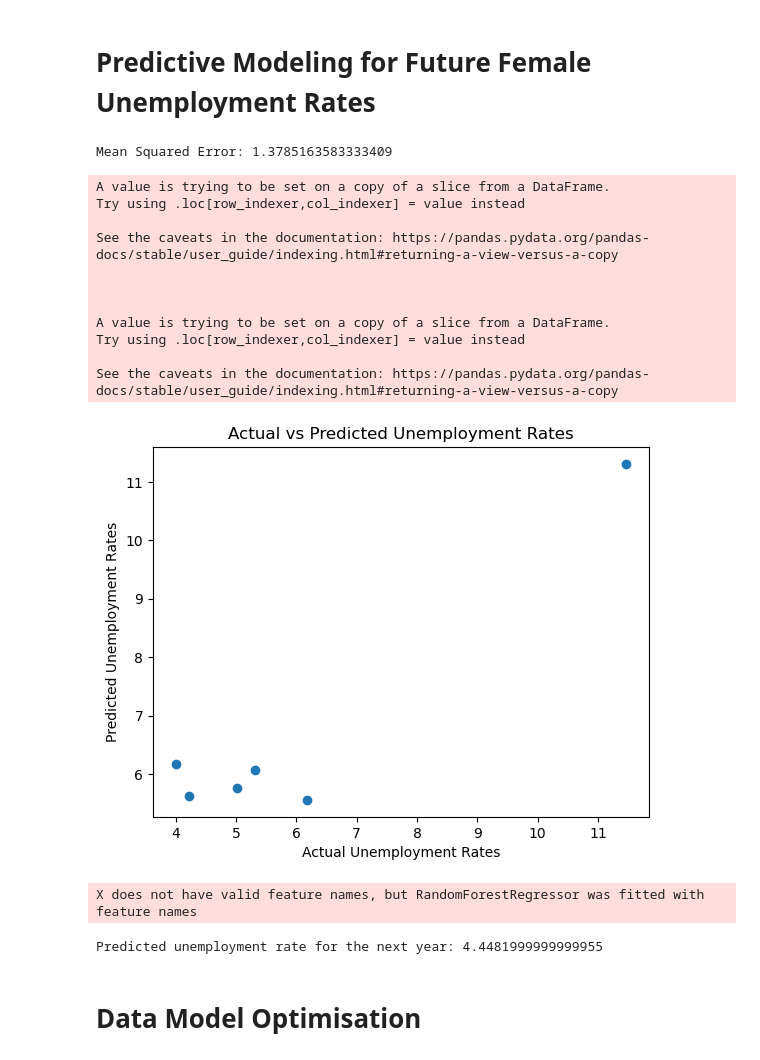
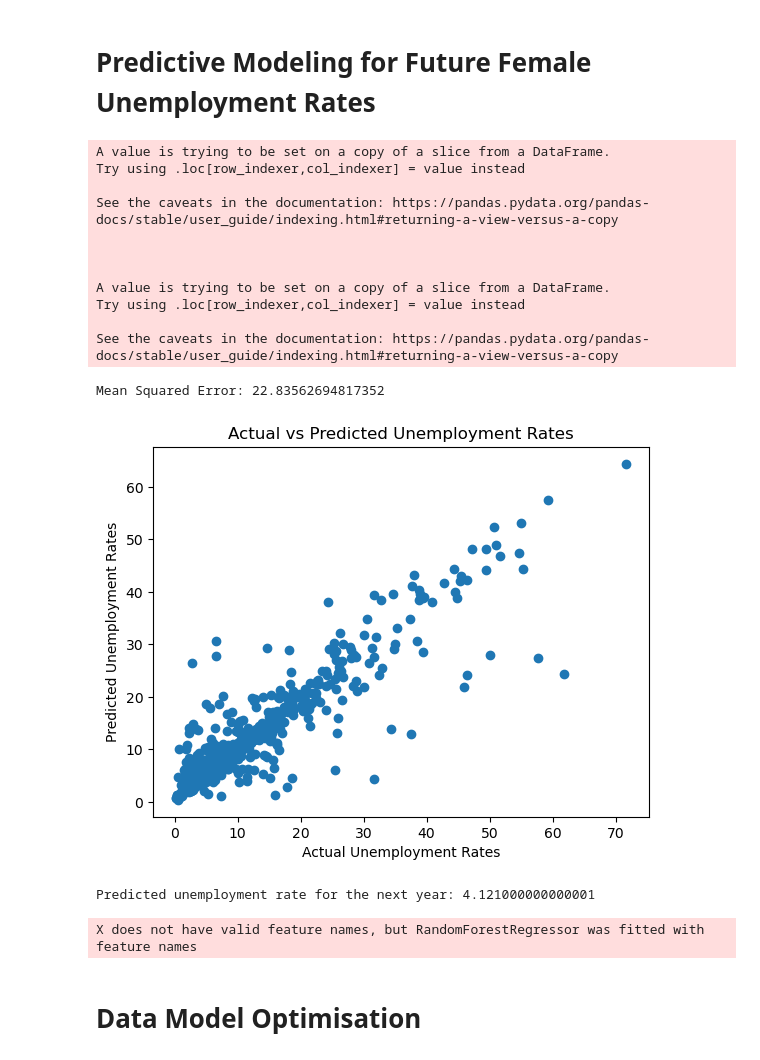
Before and after one commit to araceligiselle/project-4, a Jupyter notebook: unemployment_rate_cleaned.ipynb, the cells around one changed output. Drawn from its saved outputs; the diff is of its cells as text; code cells hidden in the pictures.

```diff
--- a/unemployment_rate_cleaned.ipynb
+++ b/unemployment_rate_cleaned.ipynb
@@ -260,19 +261,19 @@ import matplotlib.pyplot as plt
 # Convert 'year' to integer if it's not already
 unemployment_df['year'] = unemployment_df['year'].astype(int)
 
-# Filter the dataset for Australia and female
-aus_female_data = unemployment_df[(unemployment_df['country'] == 'Australia')& (unemployment_df['gender'] == 'Female')]
+# Filter the dataset for female
+female_data = unemployment_df[(unemployment_df['gender'] == 'Female')]
 
 # Create lag features
-for lag in range(1, 4):
-    aus_female_data[f'unemployment_rate_lag_{lag}'] = aus_female_data['unemployment_rate'].shift(lag)
+for lag in range(1, 6):
+    female_data[f'unemployment_rate_lag_{lag}'] = female_data['unemployment_rate'].shift(lag)
 
 # Drop the rows with NaN values that were created by lagging features
-aus_female_data = aus_female_data.dropna()
+female_data = female_data.dropna()
 
 # Define features and target variable
-X = aus_female_data[[f'unemployment_rate_lag_{lag}' for lag in range(1, 4)]]  # Using only lag features as predictors
-y = aus_female_data['unemployment_rate']
+X = female_data[[f'unemployment_rate_lag_{lag}' for lag in range(1, 6)]]  # Using only lag features as predictors
+y = female_data['unemployment_rate']
 
 # Split the data into train and test sets
 X_train, X_test, y_train, y_test = train_test_split(X, y, test_size=0.2, random_state=42)
@@ -280,47 +281,47 @@ X_train, X_test, y_train, y_test = train_test_split(X, y, test_size=0.2, random_
 # Initialize the Random Forest Regressor
 rf = RandomForestRegressor(n_estimators=100, random_state=42)
 
 # Fit the model
 rf.fit(X_train, y_train)
 
 # Predict on the test set
 y_pred = rf.predict(X_test)
 
 # Calculate the Mean Squared Error
 mse = mean_squared_error(y_test, y_pred)
 print(f'Mean Squared Error: {mse}')
 
 # Plot the true vs predicted values
 plt.scatter(y_test, y_pred)
 plt.xlabel('Actual Unemployment Rates')
 plt.ylabel('Predicted Unemployment Rates')
 plt.title('Actual vs Predicted Unemployment Rates')
 plt.show()
 
 # If you need to predict for future years, you'll need future lag values, which might be available or forecasted by other means.
 # Here's a hypothetical example where we just use the last three observed values to predict the next one (in practice, you'd want more robust future estimates)
 
 # Let's assume that 'X_last' are the lag features from the last available year in the dataset
 X_last = X.iloc[-1].values.reshape(1, -1)
 
 # Predict the unemployment rate for the next year
 next_year_prediction = rf.predict(X_last)
 print(f'Predicted unemployment rate for the next year: {next_year_prediction[0]}')
 # %% [output]
-Mean Squared Error: 1.3785163583333409
+A value is trying to be set on a copy of a slice from a DataFrame.
+Try using .loc[row_indexer,col_indexer] = value instead
+
+See the caveats in the documentation: https://pandas.pydata.org/pandas-docs/stable/user_guide/indexing.html#returning-a-view-versus-a-copy
+
+
+
+A value is trying to be set on a copy of a slice from a DataFrame.
+Try using .loc[row_indexer,col_indexer] = value instead
+
+See the caveats in the documentation: https://pandas.pydata.org/pandas-docs/stable/user_guide/indexing.html#returning-a-view-versus-a-copy
-A value is trying to be set on a copy of a slice from a DataFrame.
-Try using .loc[row_indexer,col_indexer] = value instead
-
-See the caveats in the documentation: https://pandas.pydata.org/pandas-docs/stable/user_guide/indexing.html#returning-a-view-versus-a-copy
-
-
-
-A value is trying to be set on a copy of a slice from a DataFrame.
-Try using .loc[row_indexer,col_indexer] = value instead
-
-See the caveats in the documentation: https://pandas.pydata.org/pandas-docs/stable/user_guide/indexing.html#returning-a-view-versus-a-copy
+Mean Squared Error: 22.83562694817352
-[figure, old version]
+[figure, new version]
-X does not have valid feature names, but RandomForestRegressor was fitted with feature names
+Predicted unemployment rate for the next year: 4.121000000000001
-Predicted unemployment rate for the next year: 4.4481999999999955
+X does not have valid feature names, but RandomForestRegressor was fitted with feature names
 # %% [markdown]
 # Data Model Optimisation
```
Also changed, not shown: parts of 9 cells of this notebook, 10 other files.
